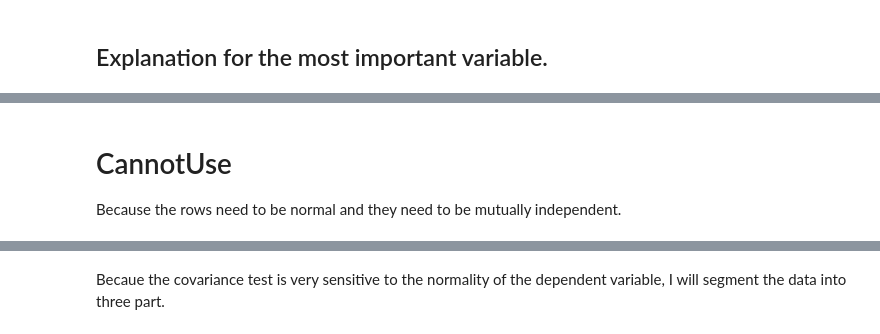
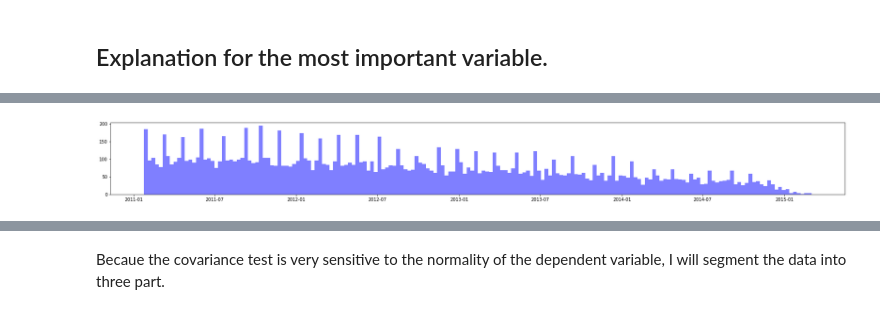
Before and after one commit to crazywiden/Leetcode_daily_submit, a Jupyter notebook: 20e/Employee retention.ipynb, the cells around one changed output, grey strips where cells are left out. Cells and saved outputs as stored; diff of their text form; code cells hidden in the pictures.

```diff
--- a/20e/Employee retention.ipynb
+++ b/20e/Employee retention.ipynb
@@ -95,3 +78,7 @@ end_date = date(2015, 12, 31)
+# %%
+start_date = pd.to_datetime('24/1/2011')
+now_date = pd.to_datetime('24/1/2011')
+end_date = pd.to_datetime('31/12/2015')
 # %%
 sub_cnt = dt[dt['join_date']<=now_date]
 cnt_company = pd.DataFrame(sub_cnt.groupby('company_id')['company_id'].count())
@@ -565,8 +528,4 @@ dt2.head()
 # %%
+dt2 = dt[~dt['quit_date'].isna()]
 dt2['wrk_time'] = dt2['quit_date']-dt2['join_date']
-dt2 = pd.get_dummies(dt2, prefix_sep="__",columns=['dept'])
-dt2['join_date_int'] = dt2['join_date'].astype(int)/ 10**15
-dt2['quit_date_int'] = dt2['quit_date'].astype(int)/ 10**15
 dt2['wrk_time_int'] = dt2['wrk_time'].dt.days
-# %%
-dt2 = pd.get_dummies(dt2, prefix_sep="__",columns=['company_id'])
@@ -618,4 +532,7 @@ Cornerstone proved that hiring a toxic employee will cost the employer $12,800 o
-# %% [markdown]
-# CannotUse
-
-Because the rows need to be normal and they need to be mutually independent.
+# %%
+interval = int((end_date - start_date).days/10)
+(n1, bins1, patches1) =plt.hist(dt2['join_date'], interval, facecolor='blue', alpha=0.5)
+plt.rcParams["figure.figsize"] = (30,3)
+plt.show()
+# %% [output]
+[figure, added]
```
Also changed, not shown: parts of 46 cells of this notebook.
